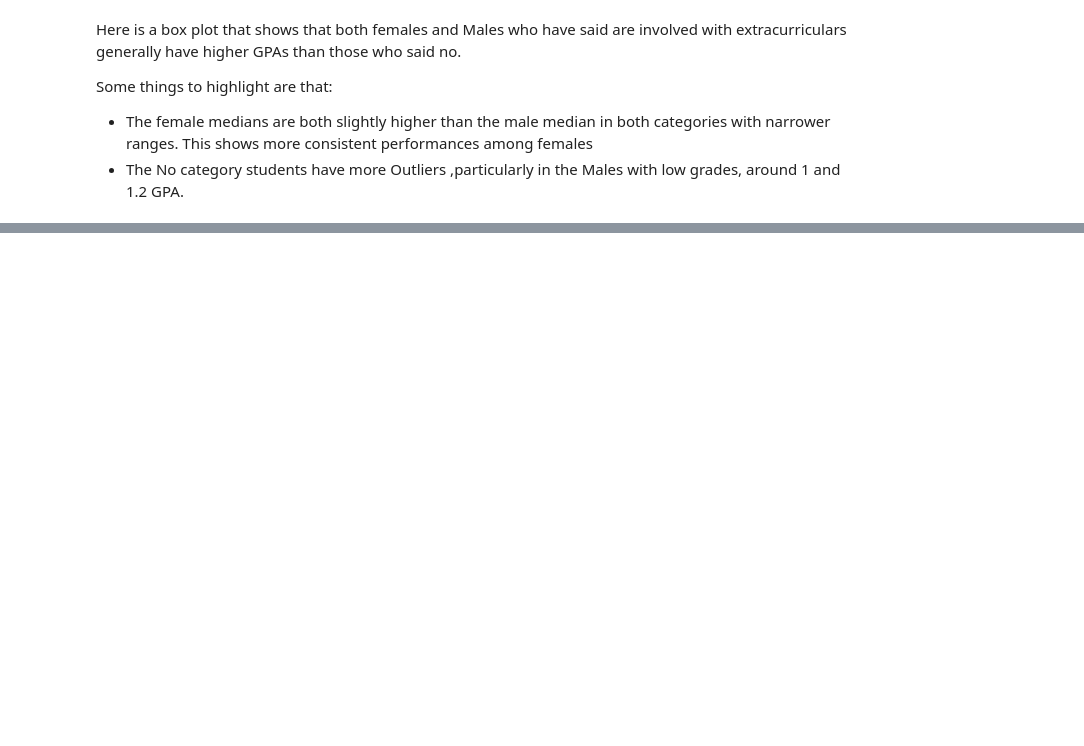
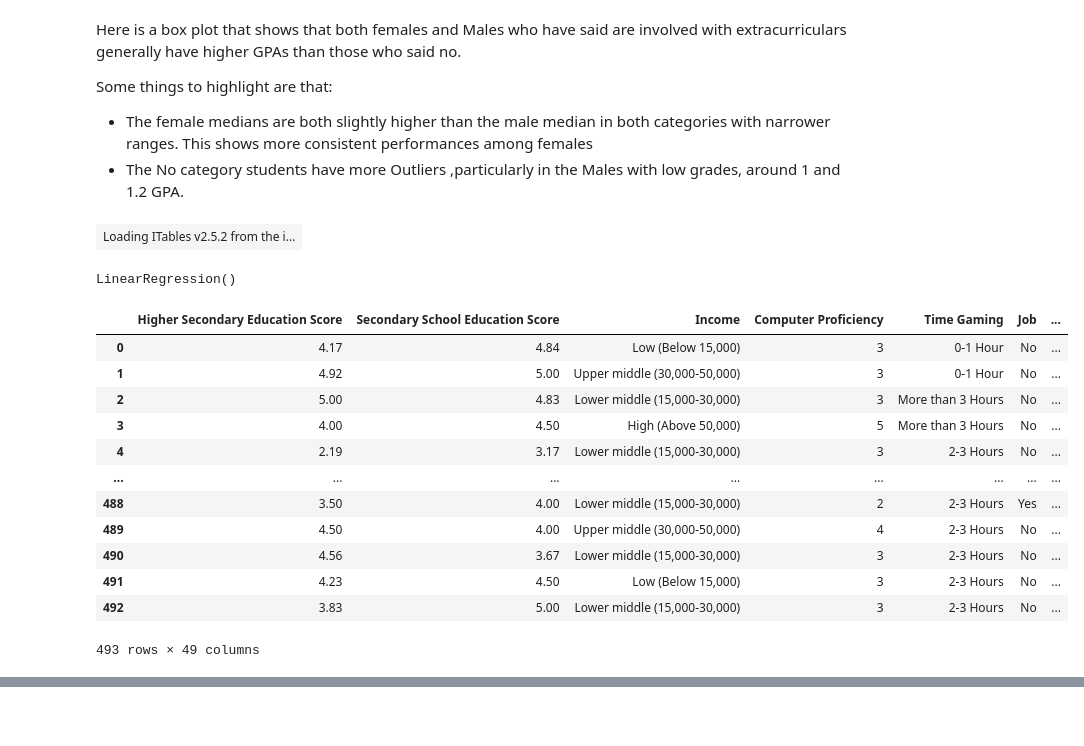
Before and after one commit to jonathan-mca/Data-Science-Group-Student-Life-, a Jupyter notebook: Data101FinalMaster.ipynb, the cells around one changed output, grey strips where cells are left out. Cells and saved outputs as stored; diff of their text form; code cells hidden in the pictures; blank space fills up the shorter version.

```diff
--- a/Data101FinalMaster.ipynb
+++ b/Data101FinalMaster.ipynb
@@ -701,0 +725,8 @@ Some things to highlight are that:
+# %%
+df_dum['Income_'] = df_dum['Income'].apply(lambda x: x.split(' (')[0])
+# %%
+dummy_data_men = pd.get_dummies(df_dum, columns = ['Department','Gender', 'Hometown','Preparation','Attendance',
+                                          'Extracurricular Participation','Semester Enrolled','Income_'],dtype = float)
+show(dummy_data_men)
+# %% [output]
+| Loading ITables v2.5.2 from the i... |
@@ -701,0 +741,5 @@ Some things to highlight are that:
+# %%
+LM_men = LinearRegression()
+LM_men.fit(X_men,y_men)
+# %% [output]
+LinearRegression()
@@ -701,0 +752,18 @@ Some things to highlight are that:
+# %%
+dummy_data_men['prediction_GPA'] = LM_men.predict(X_men)
+dummy_data_men['Residual of Prediction GPA'] = dummy_data_men['GPA']-dummy_data_men['prediction_GPA']
+dummy_data_men
+# %% [output]
+|  | Higher Secondary Education Score | Secondary School Education Score | Income | Computer Proficiency | Time Gaming | Job | ... |
+| 0 | 4.17 | 4.84 | Low (Below 15,000) | 3 | 0-1 Hour | No | ... |
+| 1 | 4.92 | 5.00 | Upper middle (30,000-50,000) | 3 | 0-1 Hour | No | ... |
+| 2 | 5.00 | 4.83 | Lower middle (15,000-30,000) | 3 | More than 3 Hours | No | ... |
+| 3 | 4.00 | 4.50 | High (Above 50,000) | 5 | More than 3 Hours | No | ... |
+| 4 | 2.19 | 3.17 | Lower middle (15,000-30,000) | 3 | 2-3 Hours | No | ... |
+| ... | ... | ... | ... | ... | ... | ... | ... |
+| 488 | 3.50 | 4.00 | Lower middle (15,000-30,000) | 2 | 2-3 Hours | Yes | ... |
+| 489 | 4.50 | 4.00 | Upper middle (30,000-50,000) | 4 | 2-3 Hours | No | ... |
+| 490 | 4.56 | 3.67 | Lower middle (15,000-30,000) | 3 | 2-3 Hours | No | ... |
+| 491 | 4.23 | 4.50 | Low (Below 15,000) | 3 | 2-3 Hours | No | ... |
+| 492 | 3.83 | 5.00 | Lower middle (15,000-30,000) | 3 | 2-3 Hours | No | ... |
+493 rows × 49 columns
```
Also changed, not shown: parts of 19 cells of this notebook.
